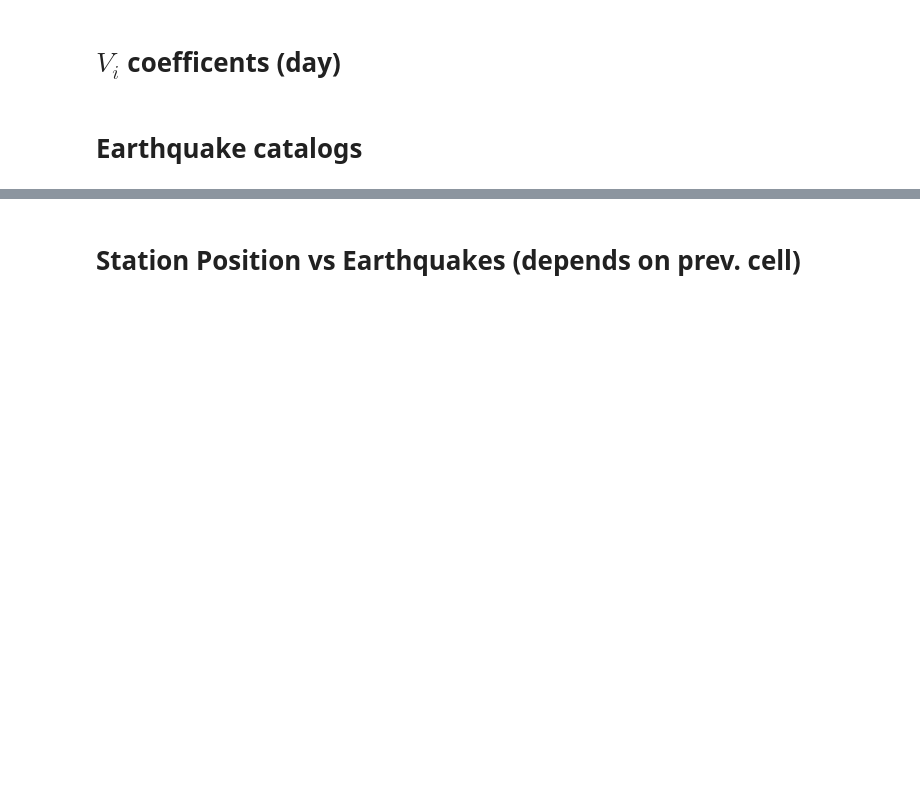
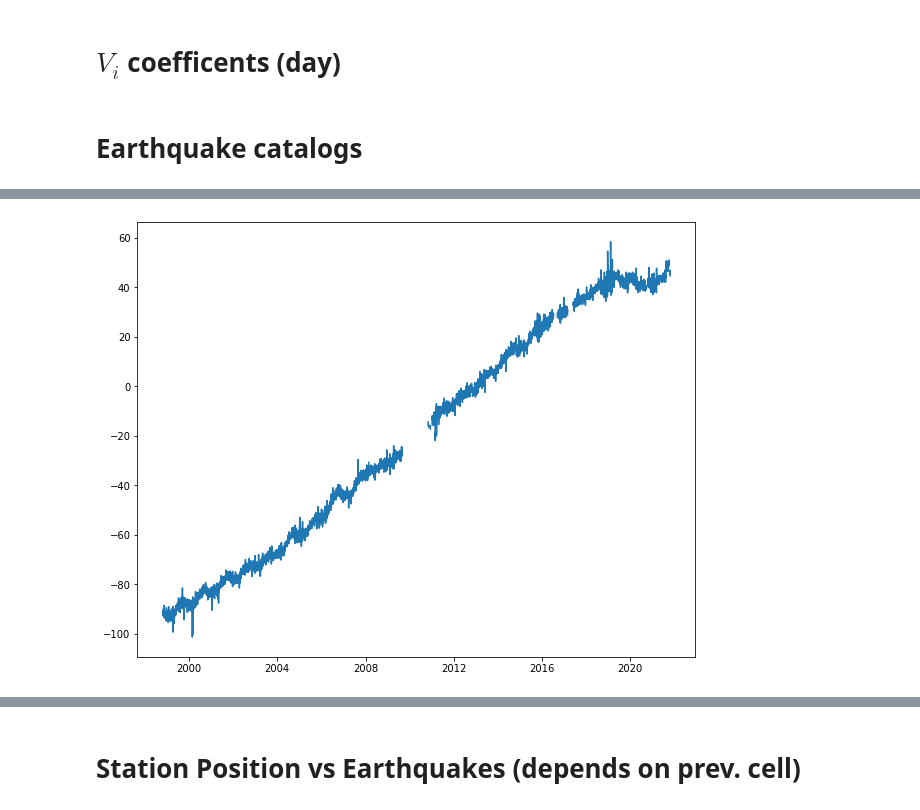
Before and after one commit to Schimmenti/EarthquakesGPS, a Jupyter notebook: Dataset.ipynb, the cells around one changed output, grey strips where cells are left out. Cells and saved outputs as stored; diff of their text form; code cells hidden in the pictures; blank space fills up the shorter version.

```diff
--- a/Dataset.ipynb
+++ b/Dataset.ipynb
@@ -214,0 +231,6 @@ catalog_small = download_catalog("sc_schifezze.dat")
+# %%
+df2["mN"] = max_filter1d_valid(df2["cN"], l)-min_filter1d_valid(df2["cN"], l)
+df2["mE"] = max_filter1d_valid(df2["cE"], l)-min_filter1d_valid(df2["cE"], l)
+df2["mU"] = max_filter1d_valid(df2["cU"], l)-min_filter1d_valid(df2["cU"], l)
+# %%
+V_day = np.sqrt(df2["mN"].values**2+df2["mE"].values**2)
@@ -214,0 +280,6 @@ catalog_small = download_catalog("sc_schifezze.dat")
+# %%
+fig, ax = plt.subplots(figsize=(10,8))
+plt.plot(df2["N_x"]-df2["N_y"])
+plt.show()
+# %% [output]
+[figure, added]
```
Also changed, not shown: parts of 16 cells of this notebook.
